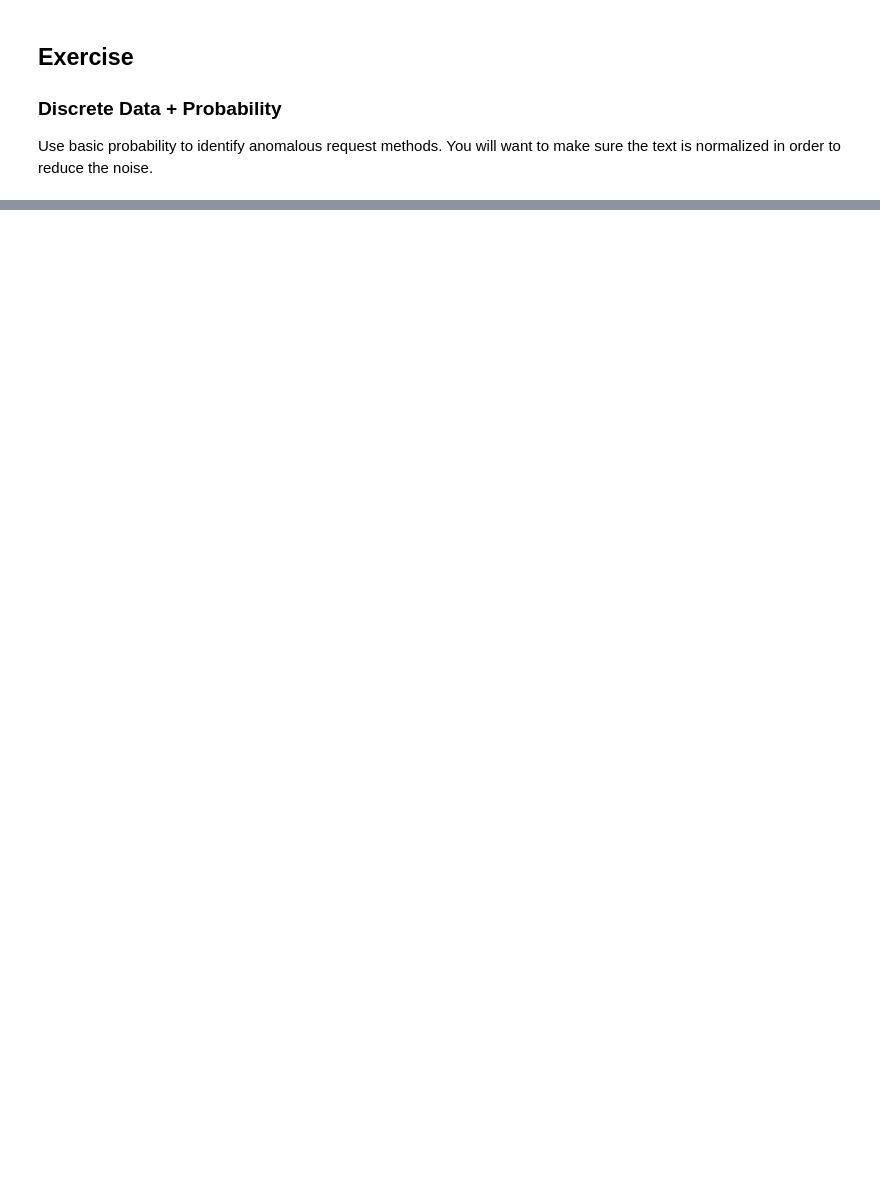
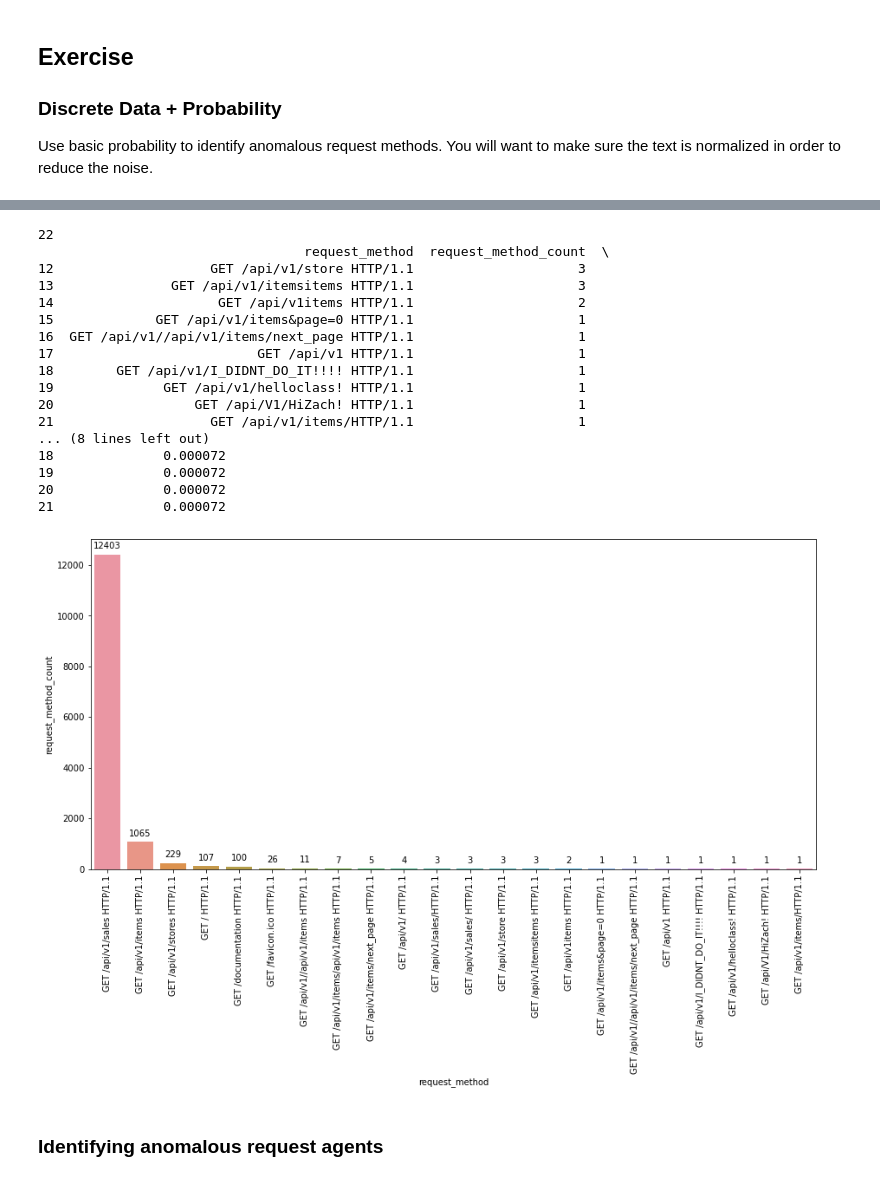
Before and after one commit to adam-gomez/anomaly-detection-exercises, a Jupyter notebook: discrete_anomaly_detection.ipynb, the cells around one changed output, grey strips where cells are left out. Cells and saved outputs as stored; diff of their text form; code cells hidden in the pictures; blank space fills up the shorter version.

```diff
--- a/discrete_anomaly_detection.ipynb
+++ b/discrete_anomaly_detection.ipynb
@@ -295,0 +582,7 @@ Use basic probability to identify anomalous request methods. You will want to ma
+# %%
+rm_df = pd.DataFrame(df.request_method.value_counts(dropna=False)).reset_index().\
+                rename(index=str, columns={'index': 'request_method', 'request_method': 'request_method_count'})
+rm_df2 = pd.DataFrame(df.request_method.value_counts(dropna=False)/df.request_method.count()).reset_index().\
+                rename(index=str, columns={'index': 'request_method', 'request_method': 'request_method_proba'})
+rm_df = rm_df.merge(rm_df2)
+rm_df
@@ -295,0 +628,35 @@ Use basic probability to identify anomalous request methods. You will want to ma
+# %%
+print(len(rm_df))
+
+print(rm_df.tail(10))
+
+plt.figure(figsize=(15, 7))
+splot = sns.barplot(data=rm_df, x = 'request_method', y = 'request_method_count', ci = None)
+for p in splot.patches:
+    splot.annotate(format(p.get_height(), '.0f'),
+                   (p.get_x() + p.get_width() / 2., p.get_height()),
+                   ha = 'center', va = 'center', xytext = (0, 10),
+                   textcoords = 'offset points'
+                   )
+    plt.xticks(rotation='vertical')
+# %% [output]
+22
+                                  request_method  request_method_count  \
+12                    GET /api/v1/store HTTP/1.1                     3
+13               GET /api/v1/itemsitems HTTP/1.1                     3
+14                     GET /api/v1items HTTP/1.1                     2
+15             GET /api/v1/items&page=0 HTTP/1.1                     1
+16  GET /api/v1//api/v1/items/next_page HTTP/1.1                     1
+17                          GET /api/v1 HTTP/1.1                     1
+18        GET /api/v1/I_DIDNT_DO_IT!!!! HTTP/1.1                     1
+19              GET /api/v1/helloclass! HTTP/1.1                     1
+20                  GET /api/V1/HiZach! HTTP/1.1                     1
+21                    GET /api/v1/items/HTTP/1.1                     1
+... (8 lines left out)
+18              0.000072
+19              0.000072
+20              0.000072
+21              0.000072
+[figure, added]
+# %% [markdown]
+### Identifying anomalous request agents
```
Also changed, not shown: parts of 27 cells of this notebook, 1 other file.
